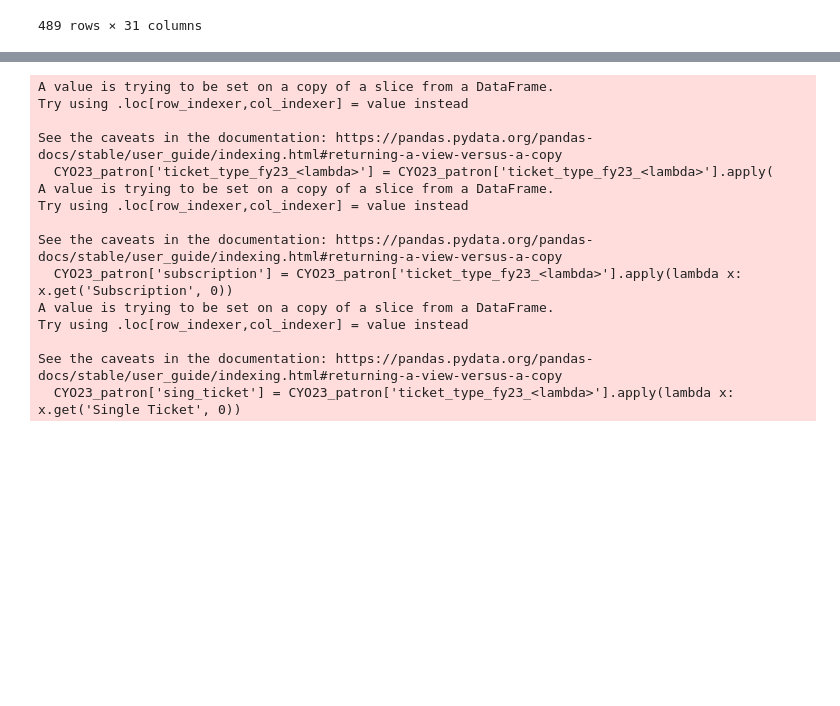
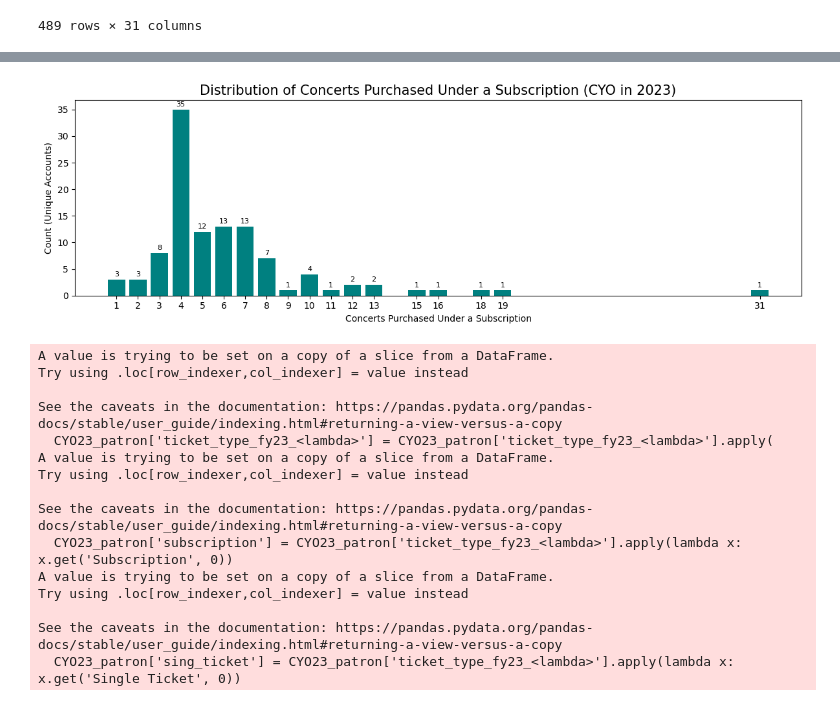
Before and after one commit to gabriela-ilinca/ASO, a Jupyter notebook: briana_workbook.ipynb, the cells around one changed output, grey strips where cells are left out. Cells and saved outputs as stored; diff of their text form; code cells hidden in the pictures; blank space fills up the shorter version.

```diff
--- a/briana_workbook.ipynb
+++ b/briana_workbook.ipynb
@@ -363,3 +404,33 @@ CYO23_patron # this is the id's that were CYO in 2023 in patron_summary
+# %%
+# Get the value counts for 'price_code_type'
+sub_codes_counts = not_CYO_patron['subscription'].value_counts().sort_index()
+
+fig, ax = plt.subplots(figsize=(12, 4))
+
+# Sort bars by index (ascending)
+bars = ax.bar(sub_codes_counts.index, sub_codes_counts.values, color='teal')
+
+# Keep x-ticks straight and ordered
+ax.set_xticks(sub_codes_counts.index)
+ax.set_xticklabels(sub_codes_counts.index, rotation=0, ha='center')
+
+# Label each bar slightly above its top
+for bar in bars:
+    height = bar.get_height()
+    ax.text(
+        bar.get_x() + bar.get_width() / 2,   # center horizontally
+        height + (0.01 * max(sub_codes_counts.values)),# small offset above bar
+        f'{int(height)}',                    # label text
+        ha='center', va='bottom', fontsize=8
+    )
+
+ax.set_xlabel('Concerts Purchased Under a Subscription')
+ax.set_ylabel('Count (Unique Accounts)')
+ax.set_title('Distribution of Concerts Purchased Under a Subscription (CYO in 2023)', fontsize=15)
+plt.tight_layout()
+plt.show()
+# %% [output]
+[figure, added]
 # %%
 # Convert the string to actual dicts
 CYO23_patron['ticket_type_fy23_<lambda>'] = CYO23_patron['ticket_type_fy23_<lambda>'].apply(
```
Also changed, not shown: parts of 5 cells of this notebook.
